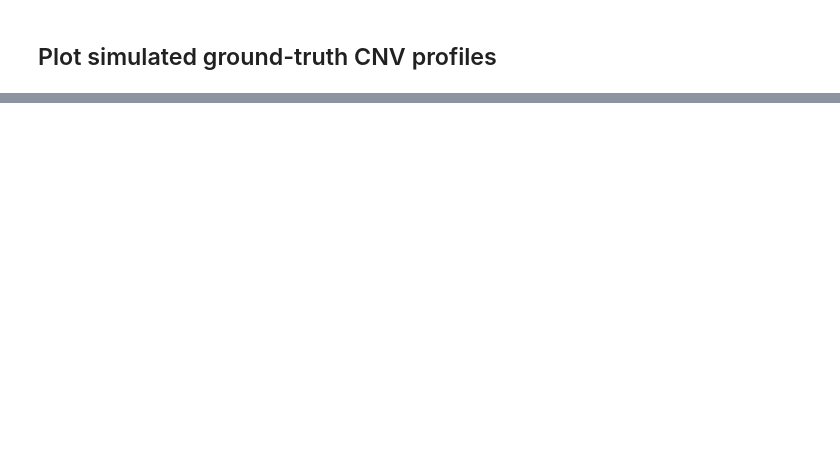
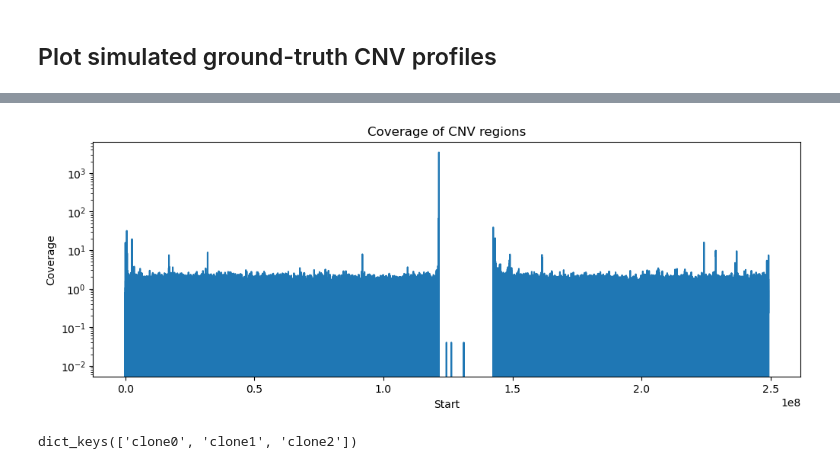
Before and after one commit to eunseos/cnv_simulator, a Jupyter notebook: notebooks/cnv_profile_plots.ipynb, the cells around one changed output, grey strips where cells are left out. Cells and saved outputs as stored; diff of their text form; code cells hidden in the pictures; blank space fills up the shorter version.

```diff
--- a/notebooks/cnv_profile_plots.ipynb
+++ b/notebooks/cnv_profile_plots.ipynb
@@ -99,22 +125,14 @@ Saved figure to /data1/shahs3/users/sunge/cnv_simulator/figs/minitest_c3_6/true_
 # %%
-bam_file_path = f"{DATADIR}/normal_cell_bams/group_0_merged.bam"
+synthetic_bed_dir = f"{BASEDIR}/synthetic_bams/{test_name}_{group_name}_cnv_depth"
 
-bamfile = pysam.AlignmentFile(bam_file_path, "rb")
-chrom = "1"
-start = 0
-end = bamfile.get_reference_length(chrom)
-bin_size = 100000
+bed_df = pd.read_csv(
+    f"{synthetic_bed_dir}/clone1.regions.bed.gz",
+    sep = "\t",
+    compression = "gzip",
+    header = None,
+    names = ["chr", "start", "end", "coverage"])
 
-depths = []
-for bin_start in range(start, end, bin_size):
-    bin_end = min(bin_start + bin_size, end)
-    count = bamfile.count(chrom, bin_start, bin_end)
-    depths.append(count)
+bed_df = bed_df.loc[bed_df["chr"].isin([1, 2])]
 
-positions = np.arange(start, end, bin_size)
-plt.plot(positions, depths)
-plt.xlabel("Genomic position (bp)")
-plt.ylabel("Read depth")
-plt.title(f"{chrom} Read Depth")
-plt.show()
+bed_df
 # %% [output]
@@ -121,0 +152,12 @@ KeyboardInterrupt:
+# %%
+bed_df_chr1 = bed_df.loc[bed_df["chr"] == 1]
+
+plt.figure(figsize = (12, 4))
+plt.plot(bed_df_chr1["start"], bed_df_chr1["coverage"])
+plt.yscale("log")
+plt.xlabel("Start")
+plt.ylabel("Coverage")
+plt.title("Coverage of CNV regions")
+plt.show()
+# %% [output]
+[figure, added]
@@ -121,0 +239,9 @@ KeyboardInterrupt:
+# %%
+clone_cell_id_dict = {}
+for _, clone in enumerate(clone_cnv_profile_df["clone"].unique()):
+    if clone != -1:
+        clone_cell_id_dict[f"clone{clone}"] = set(clone_cnv_profile_df.loc[clone_cnv_profile_df["clone"] == clone, "cell_barcode"].values[0].split(","))
+
+print(clone_cell_id_dict.keys())
+# %% [output]
+dict_keys(['clone0', 'clone1', 'clone2'])
```
Also changed, not shown: parts of 8 cells of this notebook, 7 other files.
